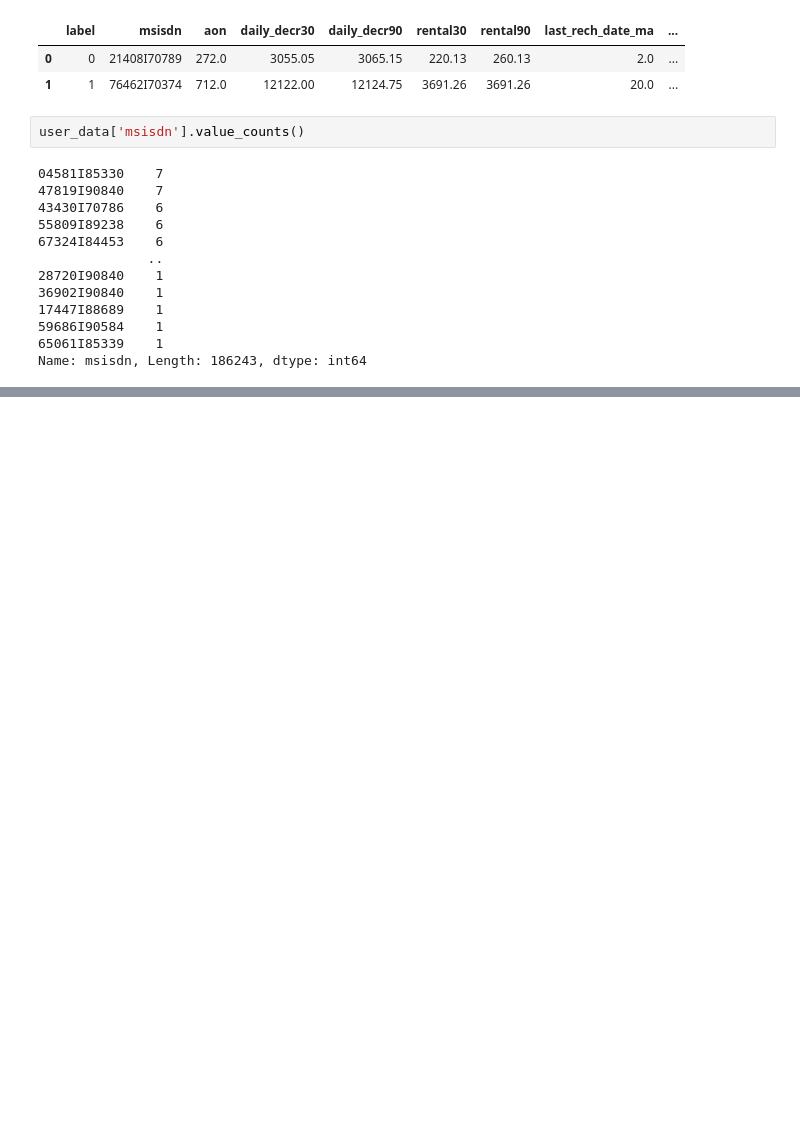
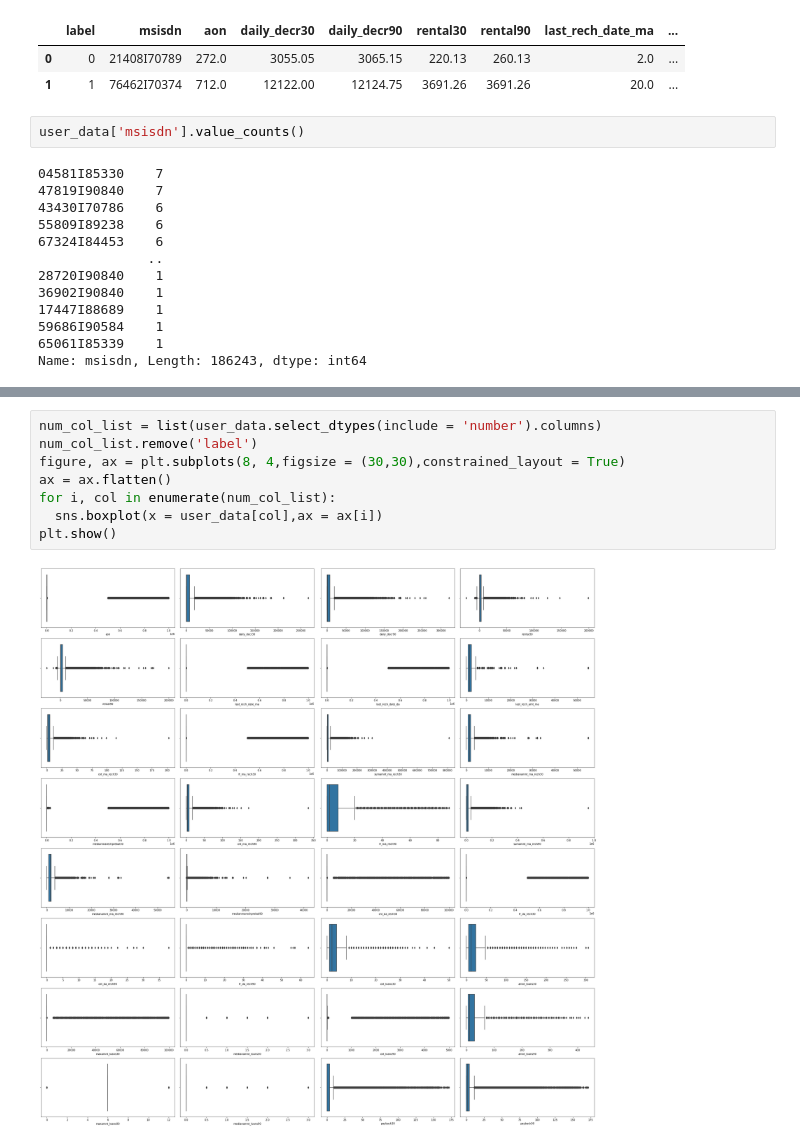
Before and after one commit to Neeraj6maths/Delinquency-telecom-dataset-project, a Jupyter notebook: Mini_project.ipynb, the cells around one changed output, grey strips where cells are left out. Saved outputs shown, nothing was run; the diff lists cells and outputs as text; blank space fills up the shorter version.

```diff
--- a/Mini_project.ipynb
+++ b/Mini_project.ipynb
@@ -125,0 +137,10 @@ user_data[user_data['msisdn'] == '04581I85330']
+# %%
+num_col_list = list(user_data.select_dtypes(include = 'number').columns)
+num_col_list.remove('label')
+figure, ax = plt.subplots(8, 4,figsize = (30,30),constrained_layout = True)
+ax = ax.flatten()
+for i, col in enumerate(num_col_list):
+  sns.boxplot(x = user_data[col],ax = ax[i])
+plt.show()
+# %% [output]
+[figure, added]
```
Also changed, not shown: parts of 16 cells of this notebook.
